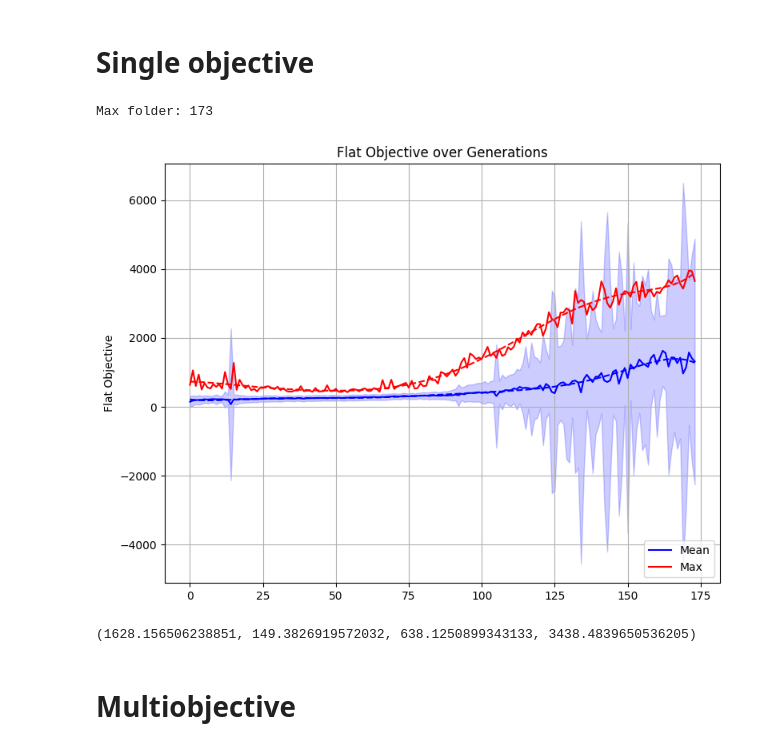
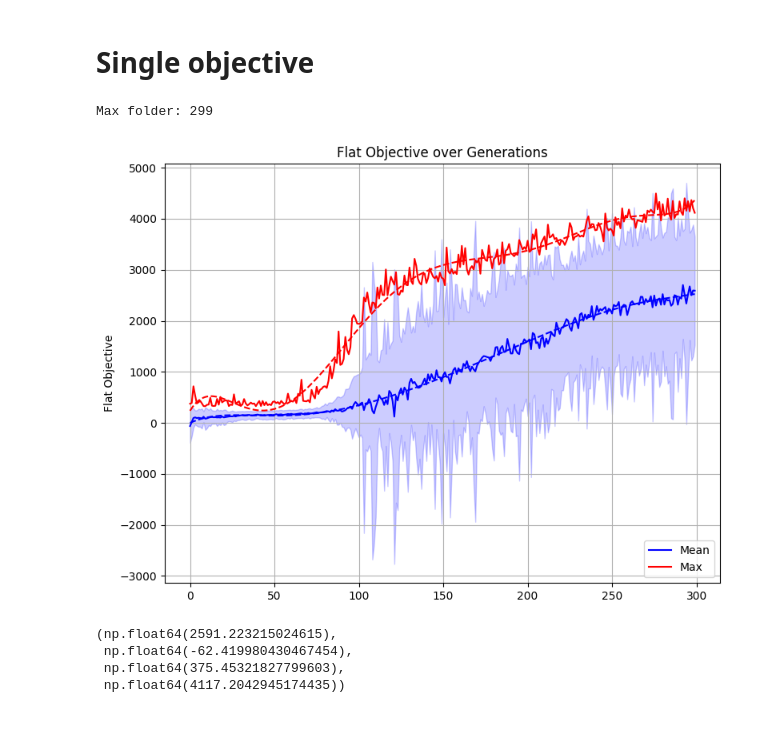
Before and after one commit to ifinckh/micro-515-EvoRob, a Jupyter notebook: read_logs.ipynb, the cells around one changed output. Drawn from its saved outputs; the diff is of its cells as text; code cells hidden in the pictures.

```diff
--- a/read_logs.ipynb
+++ b/read_logs.ipynb
@@ -14,45 +14,46 @@ flat_max = []
 flat_std = []
 
 
-path = "results/2026-05-02_13-49-21_final_test"
+path = "results/2026-05-04_21-54-46_final_test"
 
 max_folder = max([int(d) for d in os.listdir(path) if d.isdigit()])
 print(f"Max folder: {max_folder}")
 
 fig,axs = plt.subplots(1,1, figsize=(8, 6))
 for i in range(0, max_folder+1):
     f = np.load(f"{path}/{i}/f.npy")
     flat_mean.append(np.mean(f, axis=0))
     flat_max.append(np.max(f, axis=0))
 
     flat_std.append(np.std(f, axis=0))
 
 generations = np.arange(0, max_folder+1)
 
 axs.plot(generations, flat_mean, label="Mean", color="blue")
 axs.plot(generations, flat_max, label="Max", color="red")
 # add trend lines for both objectives
 z = np.polyfit(generations, flat_mean, 7)
 p = np.poly1d(z)
 axs.plot(generations, p(generations), linestyle="--", color="blue")
 z = np.polyfit(generations, flat_max, 7)
 p = np.poly1d(z)
 axs.plot(generations, p(generations), linestyle="--", color="red")
 axs.set_ylabel("Flat Objective")
 axs.legend(loc="lower right")
 axs.fill_between(generations, np.array(flat_mean) - np.array(flat_std), np.array(flat_mean) + np.array(flat_std), alpha=0.2, color="blue")
 axs.grid("on")
 axs.set_title("Flat Objective over Generations")
 
 
 
 fig.tight_layout()
 # %% [output]
-Max folder: 173
+Max folder: 299
-[figure, old version]
+[figure, new version]
 # %%
 flat_mean[-1], flat_mean[0], flat_max[0], flat_max[-1]
 # %% [output]
-(1628.156506238851, 149.3826919572032, 638.1250899343133, 3438.4839650536205)
+(np.float64(2591.223215024615),
+ np.float64(-62.419980430467454),
+ np.float64(375.45321827799603),
+ np.float64(4117.2042945174435))
-# %% [markdown]
-# Multiobjective
```
Also changed, not shown: parts of 13 cells of this notebook, 14 other files.
